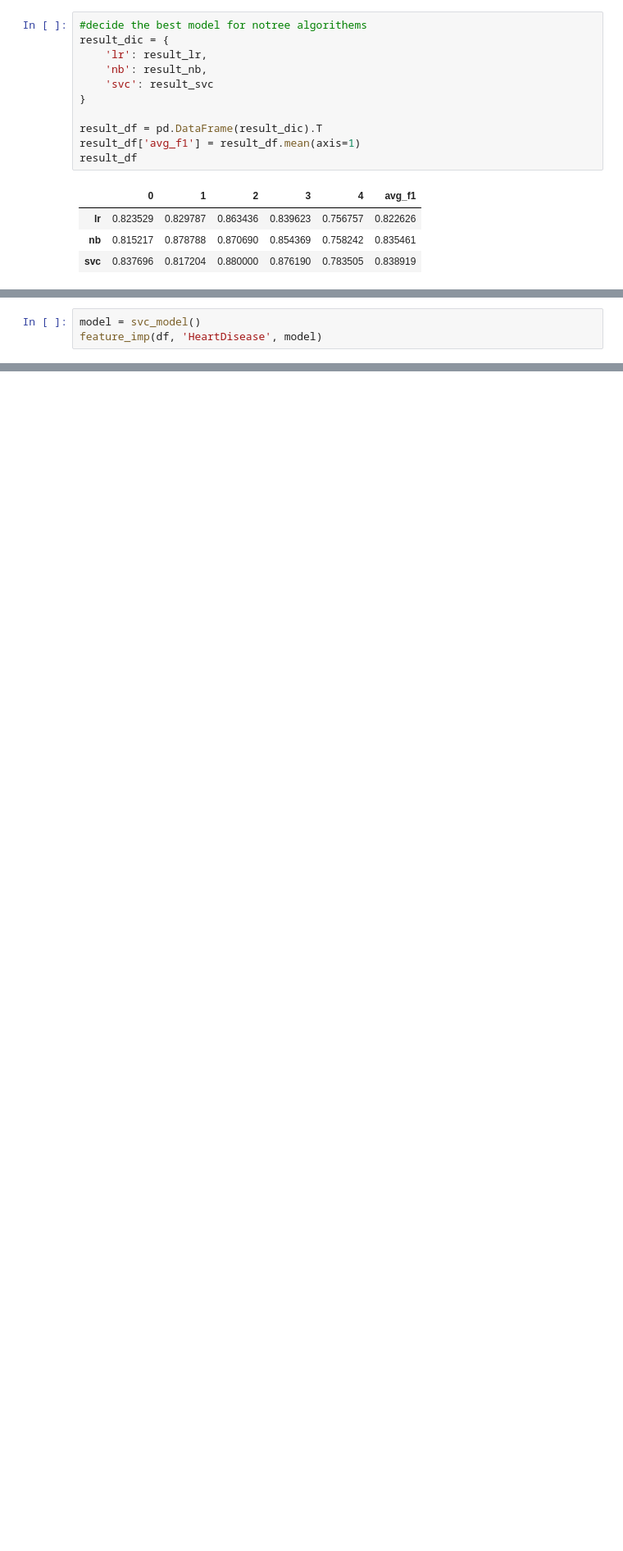
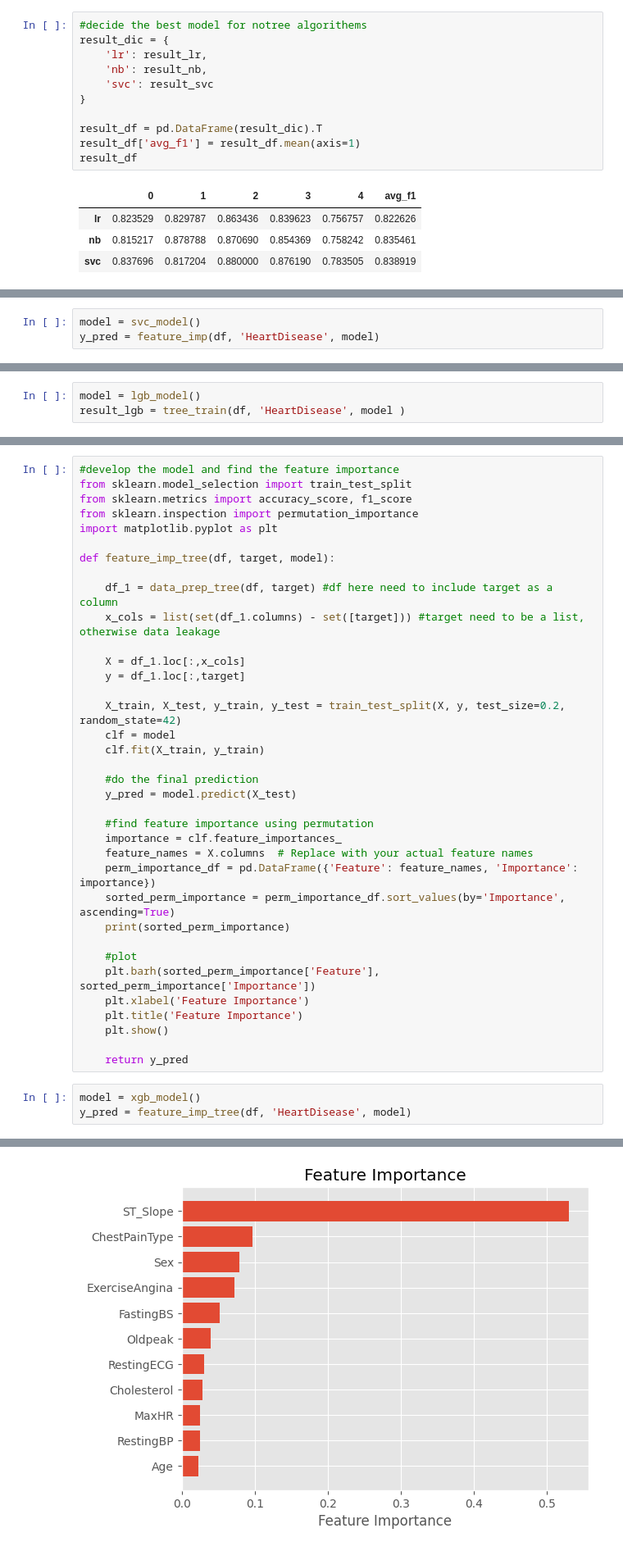
Before and after one commit to ShawnLiu119/Coding_test_modeling_template, a Jupyter notebook: Coding_Test_Template_Classification.ipynb, the cells around one changed output, grey strips where cells are left out. Shown at 82% size. Saved outputs shown, nothing was run; the diff lists cells and outputs as text; blank space fills up the shorter version.

```diff
--- a/Coding_Test_Template_Classification.ipynb
+++ b/Coding_Test_Template_Classification.ipynb
@@ -497,6 +502,6 @@ def feature_imp(df, target, model):
 # %%
 model = svc_model()
-feature_imp(df, 'HeartDisease', model)
+y_pred = feature_imp(df, 'HeartDisease', model)
 # %% [output]
 categorical columns are Index([], dtype='object')
 
@@ -518,0 +634,3 @@ numerical columns are ['Age', 'MaxHR', 'Sex', 'ExerciseAngina', 'ChestPainType',
+# %%
+model = lgb_model()
+result_lgb = tree_train(df, 'HeartDisease', model )
@@ -518,0 +671,40 @@ numerical columns are ['Age', 'MaxHR', 'Sex', 'ExerciseAngina', 'ChestPainType',
+# %%
+#develop the model and find the feature importance
+from sklearn.model_selection import train_test_split
+from sklearn.metrics import accuracy_score, f1_score
+from sklearn.inspection import permutation_importance
+import matplotlib.pyplot as plt
+
+def feature_imp_tree(df, target, model):
+
+    df_1 = data_prep_tree(df, target) #df here need to include target as a column
+    x_cols = list(set(df_1.columns) - set([target])) #target need to be a list, otherwise data leakage
+
+    X = df_1.loc[:,x_cols]
+    y = df_1.loc[:,target]
+
+    X_train, X_test, y_train, y_test = train_test_split(X, y, test_size=0.2, random_state=42)
+    clf = model
+    clf.fit(X_train, y_train)
+
+    #do the final prediction
+    y_pred = model.predict(X_test)
+
+    #find feature importance using permutation
+    importance = clf.feature_importances_
+    feature_names = X.columns  # Replace with your actual feature names
+    perm_importance_df = pd.DataFrame({'Feature': feature_names, 'Importance': importance})
+    sorted_perm_importance = perm_importance_df.sort_values(by='Importance', ascending=True)
+    print(sorted_perm_importance)
+
+    #plot
+    plt.barh(sorted_perm_importance['Feature'], sorted_perm_importance['Importance'])
+    plt.xlabel('Feature Importance')
+    plt.title('Feature Importance')
+    plt.show()
+
+    return y_pred
+# %%
+model = xgb_model()
+y_pred = feature_imp_tree(df, 'HeartDisease', model)
+# %% [output]
@@ -518,0 +728 @@ numerical columns are ['Age', 'MaxHR', 'Sex', 'ExerciseAngina', 'ChestPainType',
+[figure, added]
```
Also changed, not shown: parts of 11 cells of this notebook.
